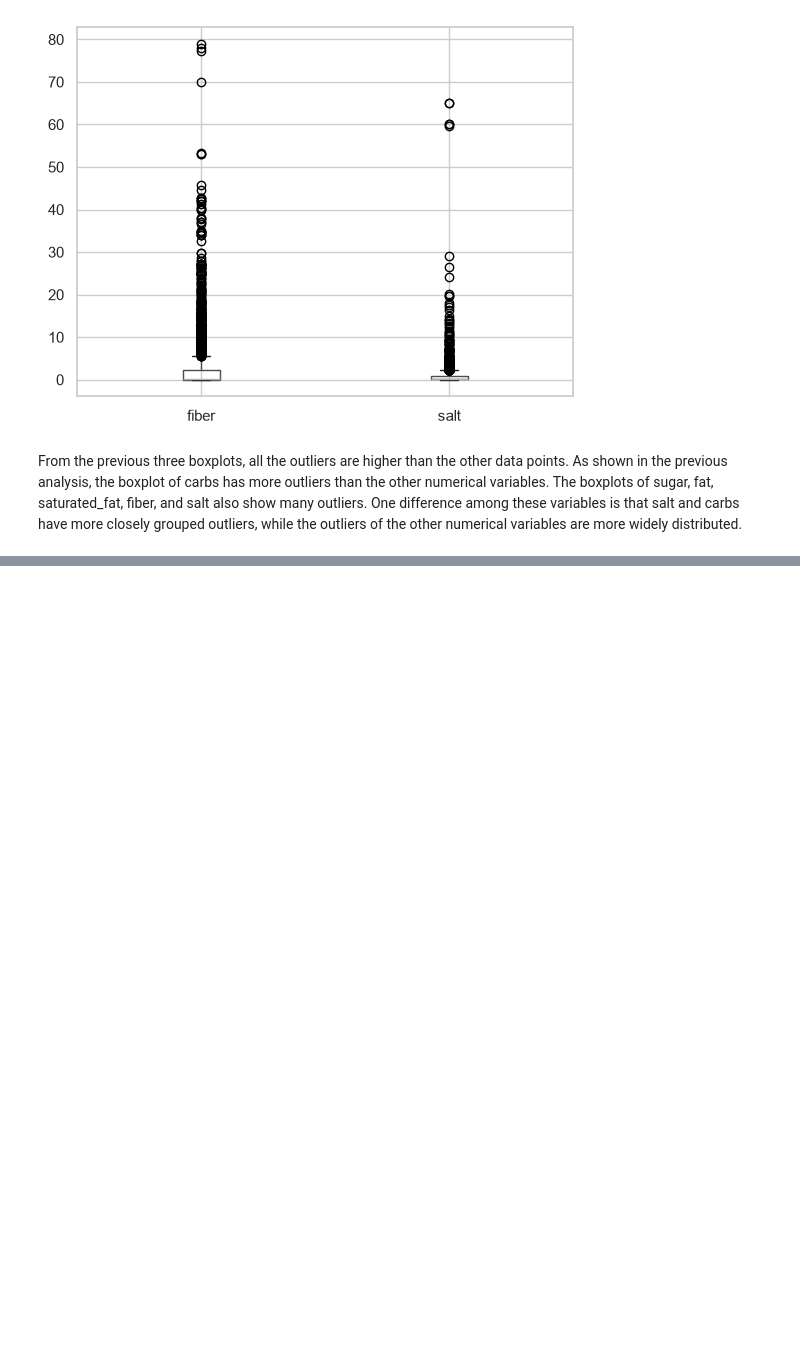
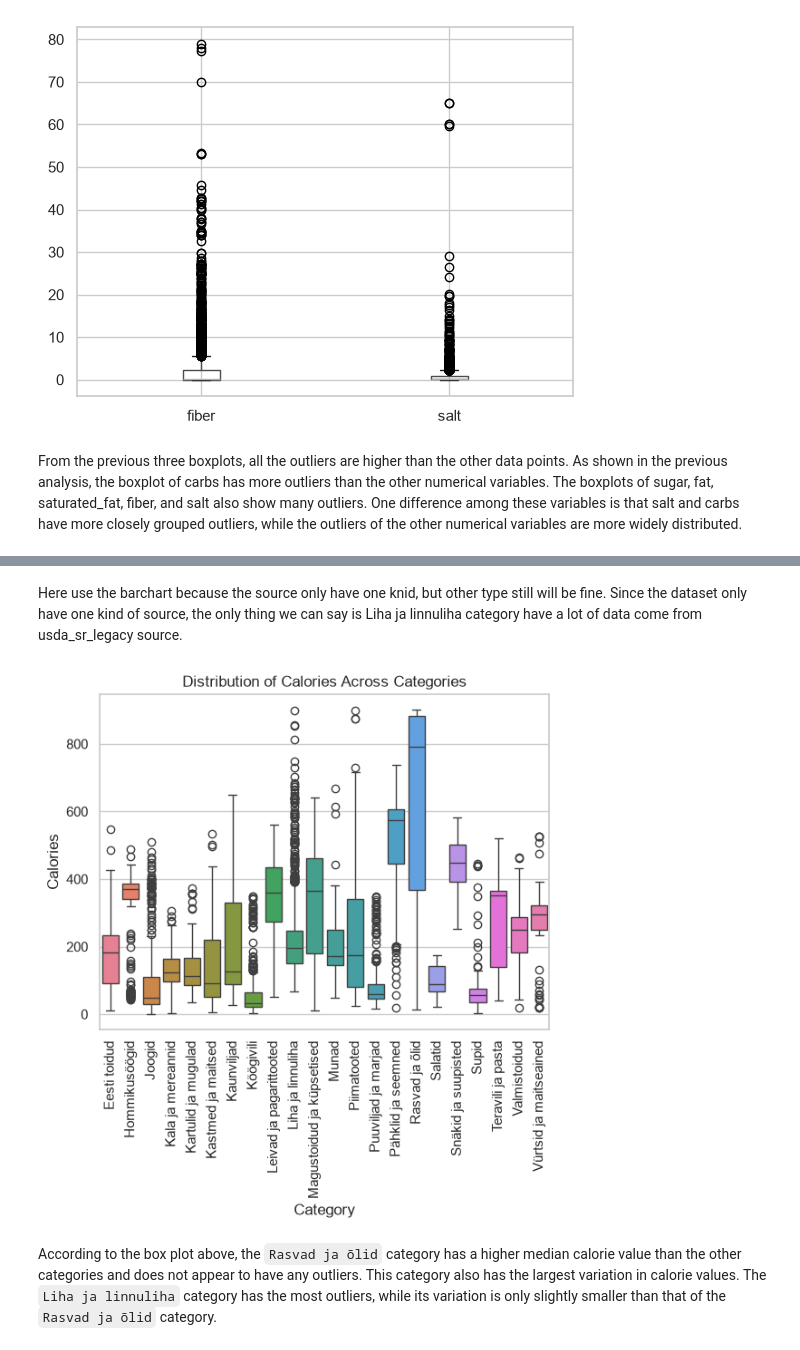
Before and after one commit to BryantChen0/EDA, a Jupyter notebook: EDA.ipynb, the cells around one changed output, grey strips where cells are left out. Cells and saved outputs as stored; diff of their text form; code cells hidden in the pictures; blank space fills up the shorter version.

```diff
--- a/EDA.ipynb
+++ b/EDA.ipynb
@@ -177,0 +220,20 @@ From the previous three boxplots, all the outliers are higher than the other dat
+# %% [markdown]
+Here use the barchart because the source only have one knid, but other type still will be fine. Since the dataset only have one kind of source, the only thing we can say is Liha ja linnuliha category have a lot of data come from usda_sr_legacy source.
+# %%
+sns.boxplot(
+    data=df,
+    x='category',
+    y='calories',
+    hue='category',
+    legend=False
+)
+
+plt.xlabel('Category')
+plt.ylabel('Calories')
+plt.title('Distribution of Calories Across Categories')
+plt.xticks(rotation=90)
+plt.show()
+# %% [output]
+[figure, added]
+# %% [markdown]
+According to the box plot above, the `Rasvad ja õlid` category has a higher median calorie value than the other categories and does not appear to have any outliers. This category also has the largest variation in calorie values. The `Liha ja linnuliha` category has the most outliers, while its variation is only slightly smaller than that of the `Rasvad ja õlid` category.
```
Also changed, not shown: parts of 4 cells of this notebook.
